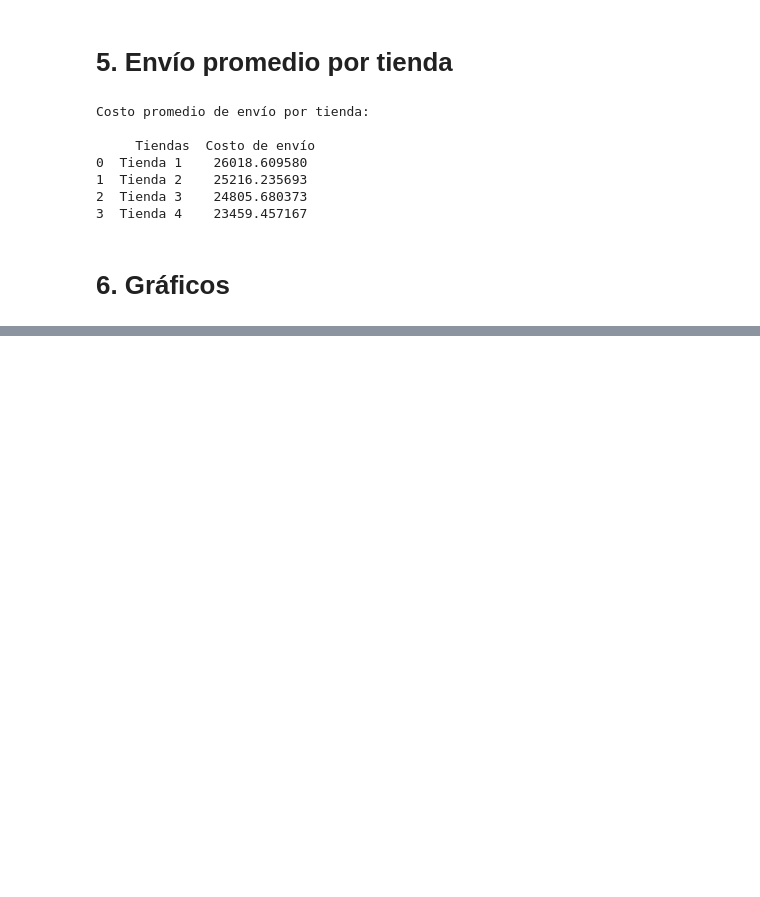
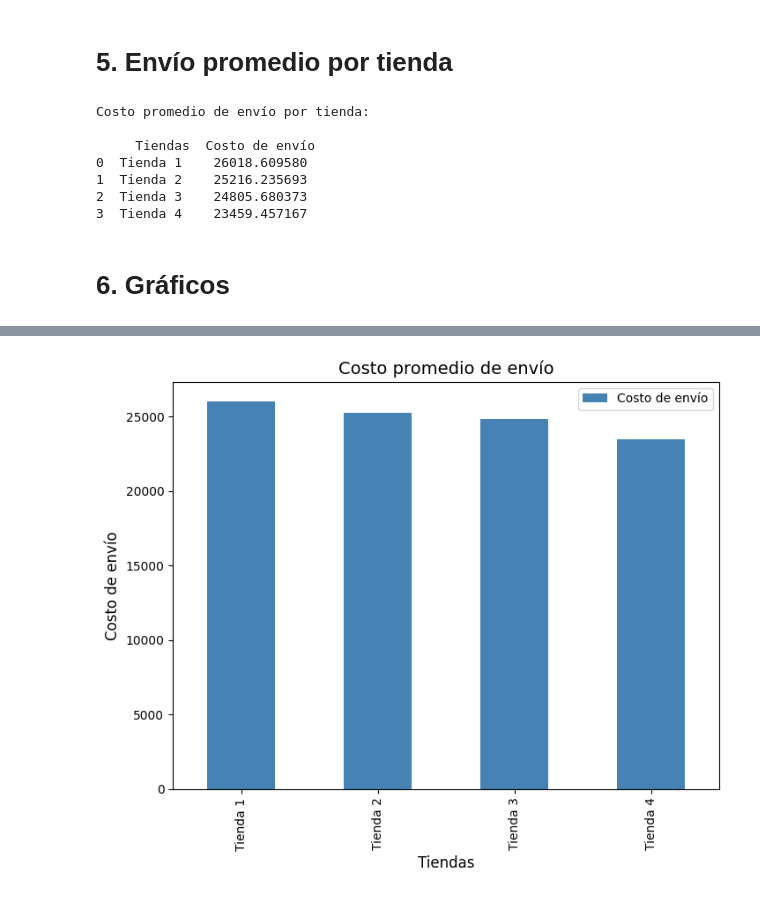
Before and after one commit to Sol20201/Challenge_Phyton1, a Jupyter notebook: AluraStoreLatam.ipynb, the cells around one changed output, grey strips where cells are left out. Drawn from its saved outputs; the diff is of its cells as text; code cells hidden in the pictures; blank space fills up the shorter version.

```diff
--- a/AluraStoreLatam.ipynb
+++ b/AluraStoreLatam.ipynb
@@ -272,0 +286,12 @@ import matplotlib.pyplot as plt
+# %%
+costo_envio_tiendas_df.plot(x='Tiendas', y='Costo de envío', kind='bar', color='steelblue', figsize=(8, 6))
+
+# Personalizar el gráfico
+plt.title('Costo promedio de envío', fontsize=14)
+plt.xlabel('Tiendas', fontsize=12)
+plt.ylabel('Costo de envío', fontsize=12)
+
+# Mostrar el gráfico
+plt.show()
+# %% [output]
+[figure, added]
```
Also changed, not shown: parts of 3 cells of this notebook.
